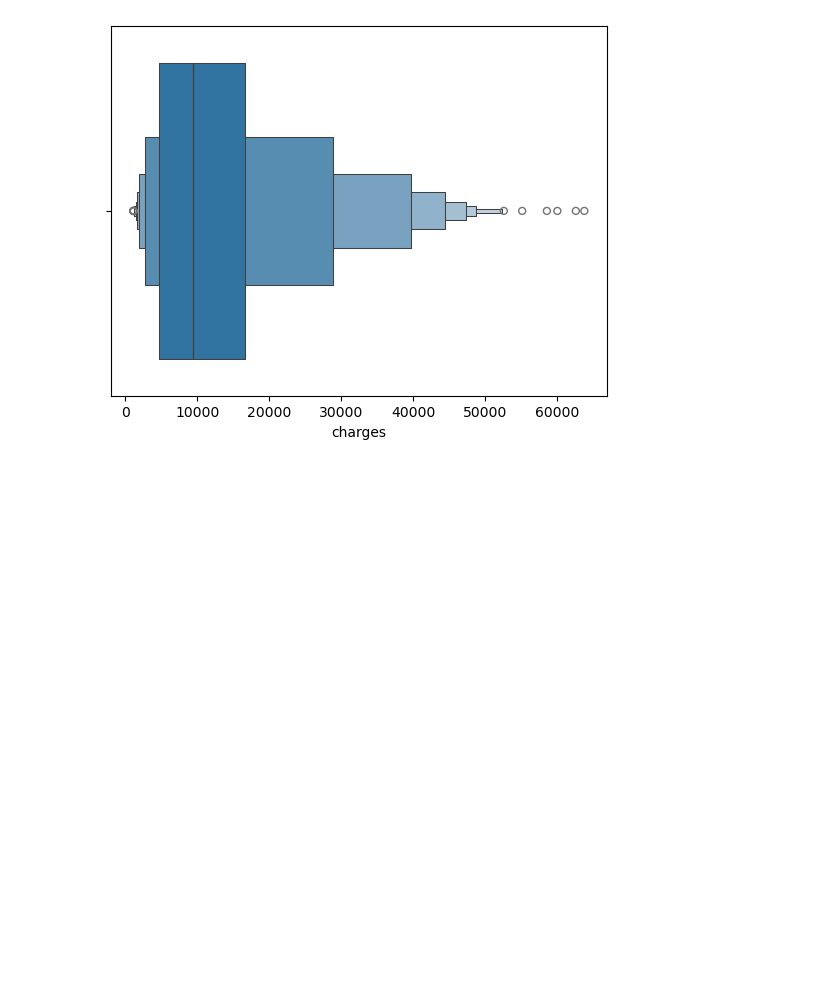
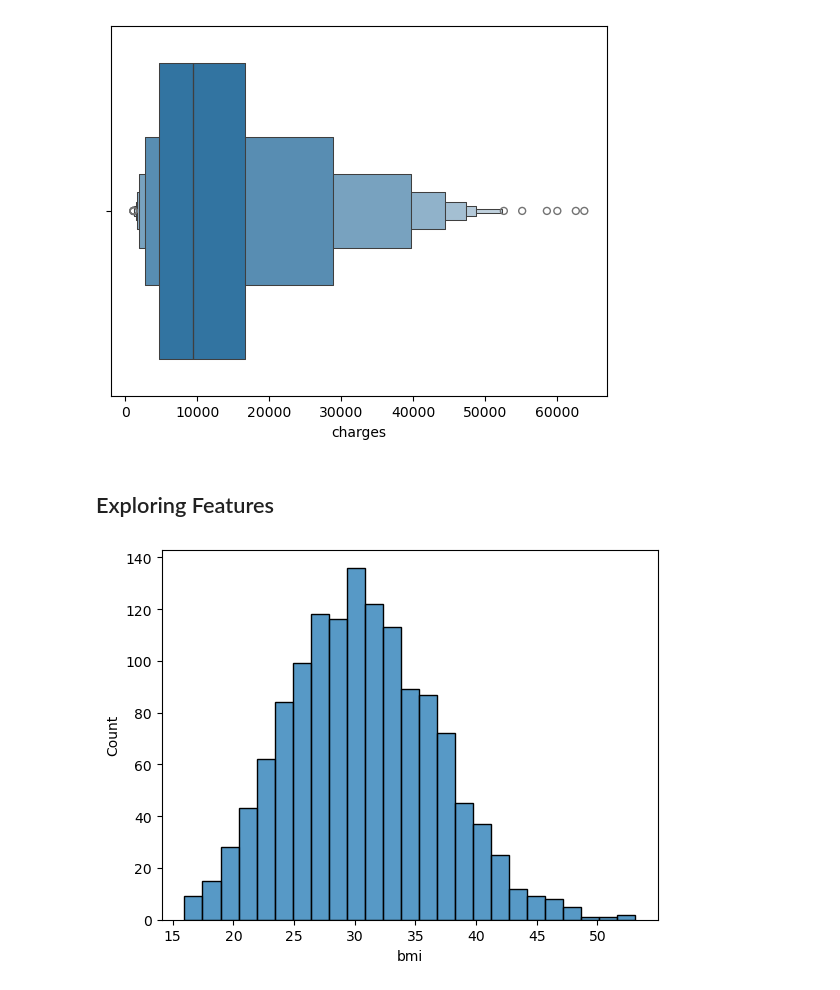
Before and after one commit to Camiloesp/PythonDataScience_SupervisedML, a Jupyter notebook: Regression_and_Forecasting/1_EDA.ipynb, the cells around one changed output. Saved outputs shown, nothing was run; the diff lists cells and outputs as text; code cells hidden in the pictures; blank space fills up the shorter version.

```diff
--- a/Regression_and_Forecasting/1_EDA.ipynb
+++ b/Regression_and_Forecasting/1_EDA.ipynb
@@ -56,3 +56,9 @@ sns.boxplot(x=insurance['charges']);
 sns.boxenplot(x=insurance['charges']);
 # %% [output]
 [figure]
+# %% [markdown]
+## Exploring Features
+# %%
+sns.histplot(x=insurance['bmi']);
+# %% [output]
+[figure, added]
```
Also changed, not shown: parts of 7 cells of this notebook.
